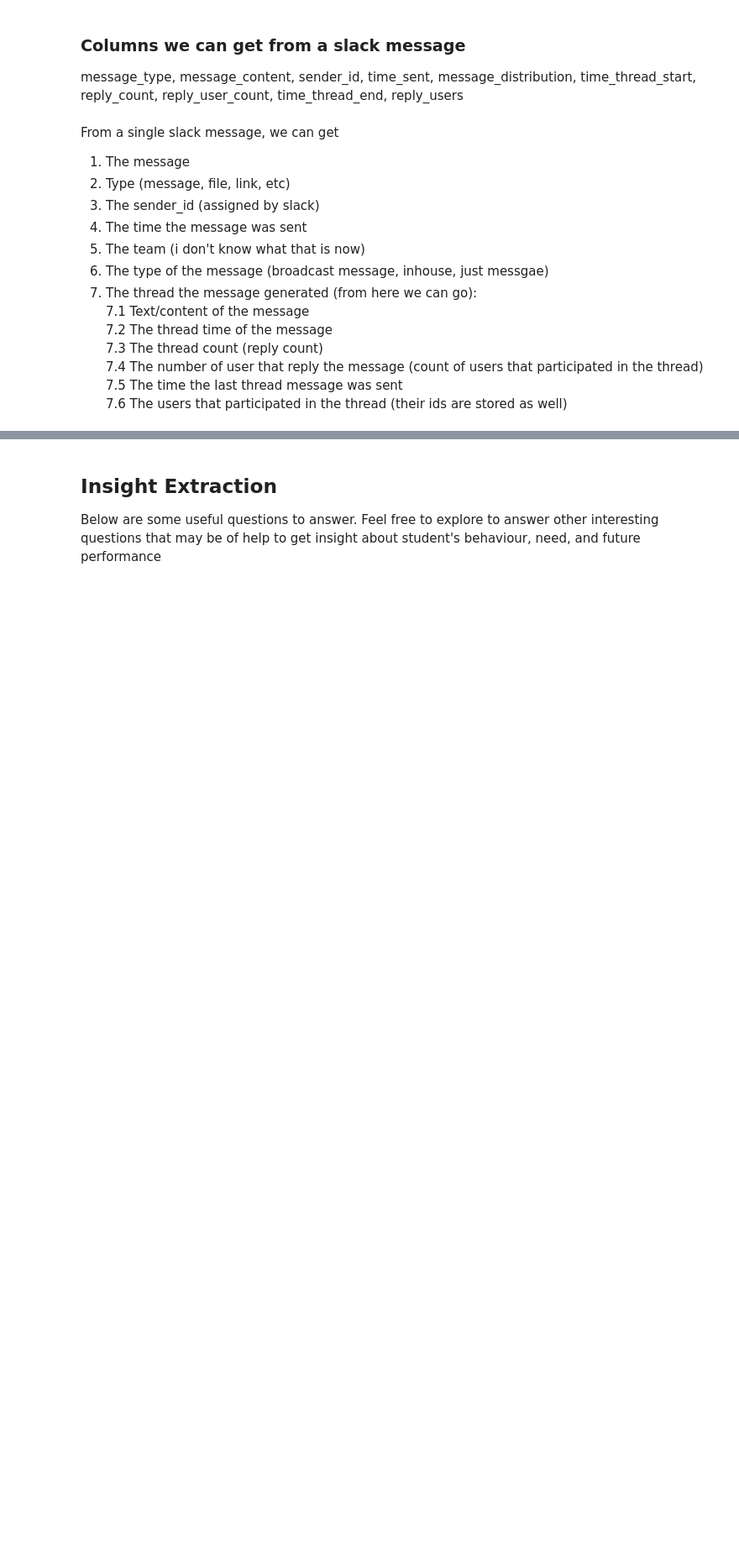
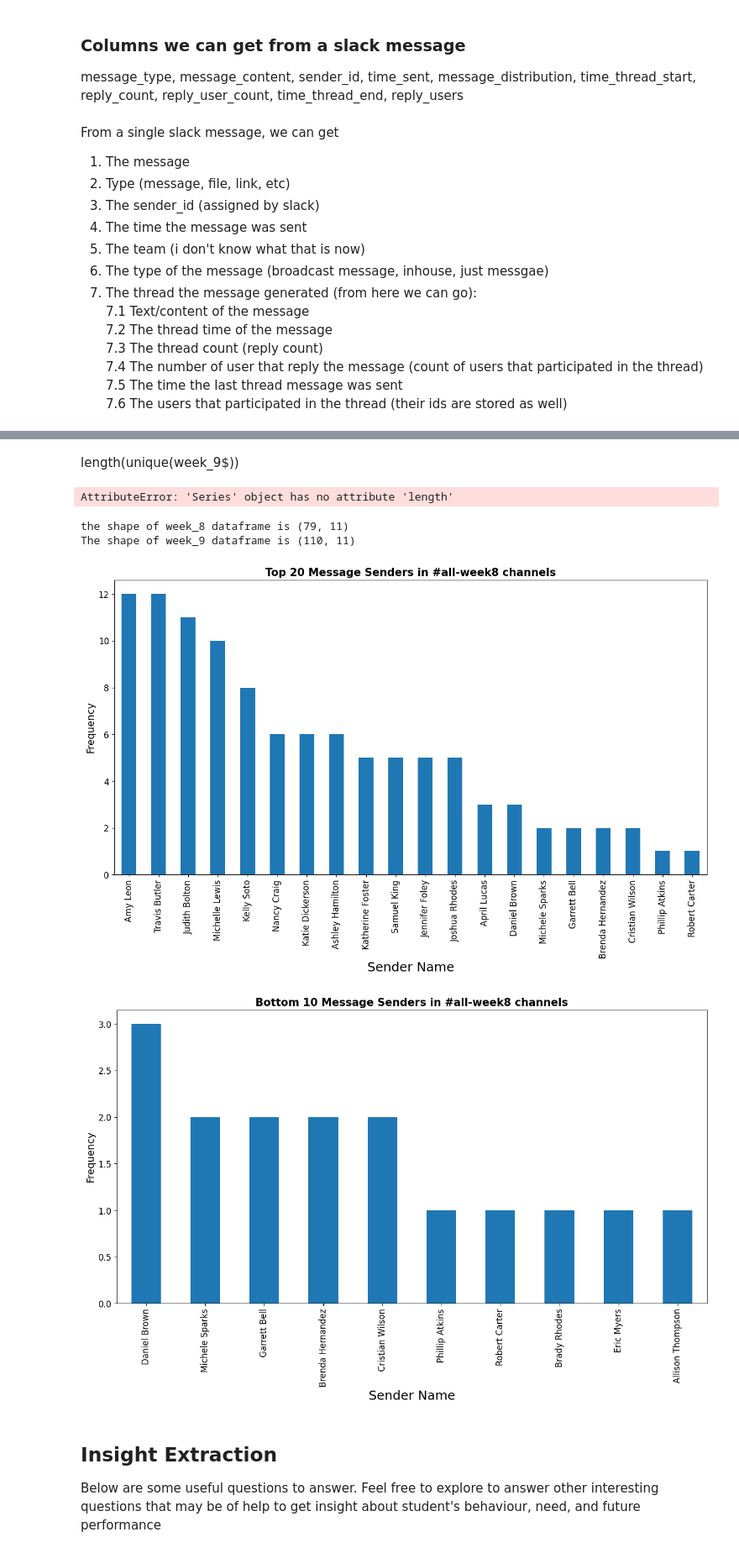
Before and after one commit to Keriii/week-0, a Jupyter notebook: notebooks/parse_slack_data.ipynb, the cells around one changed output, grey strips where cells are left out. Shown at 84% size. Saved outputs shown, nothing was run; the diff lists cells and outputs as text; code cells hidden in the pictures; blank space fills up the shorter version.

Commit message:
data update

```diff
--- a/notebooks/parse_slack_data.ipynb
+++ b/notebooks/parse_slack_data.ipynb
@@ -114,3 +68,27 @@ msg_type
+# %% [markdown]
+length(unique(week_9$))
+# %%
+week_9['msg_dist_type'].length(unique())
+# %% [output]
+AttributeError: 'Series' object has no attribute 'length'
+# %%
+# now lets define the path for week 8 and week 9
+week_8_path = "C:/Users/ok/Desktop/Week_0/week-0/data/channels/weeks/all-week8"
+week_9_path = "C:/Users/ok/Desktop/Week_0/week-0/data/channels/weeks/all-week9"
+# %%
+#now lets extract the data from the all-week8 and all-week9 folders
+week_8 = utils.slack_parser(week_8_path)
+week_9 = utils.slack_parser(week_9_path)
+print('the shape of week_8 dataframe is', week_8.shape)
+print('The shape of week_9 dataframe is', week_9.shape)
+# %% [output]
+the shape of week_8 dataframe is (79, 11)
+The shape of week_9 dataframe is (110, 11)
+# %%
+get_top_20_user(week_9, 'all-week8')
+# %% [output]
+[figure, added]
+[figure, added]
 # %%
 def get_top_20_user(data, channel='Random'):
     """get user with the highest number of message sent to any channel"""
```
Also changed, not shown: parts of 11 cells of this notebook.
